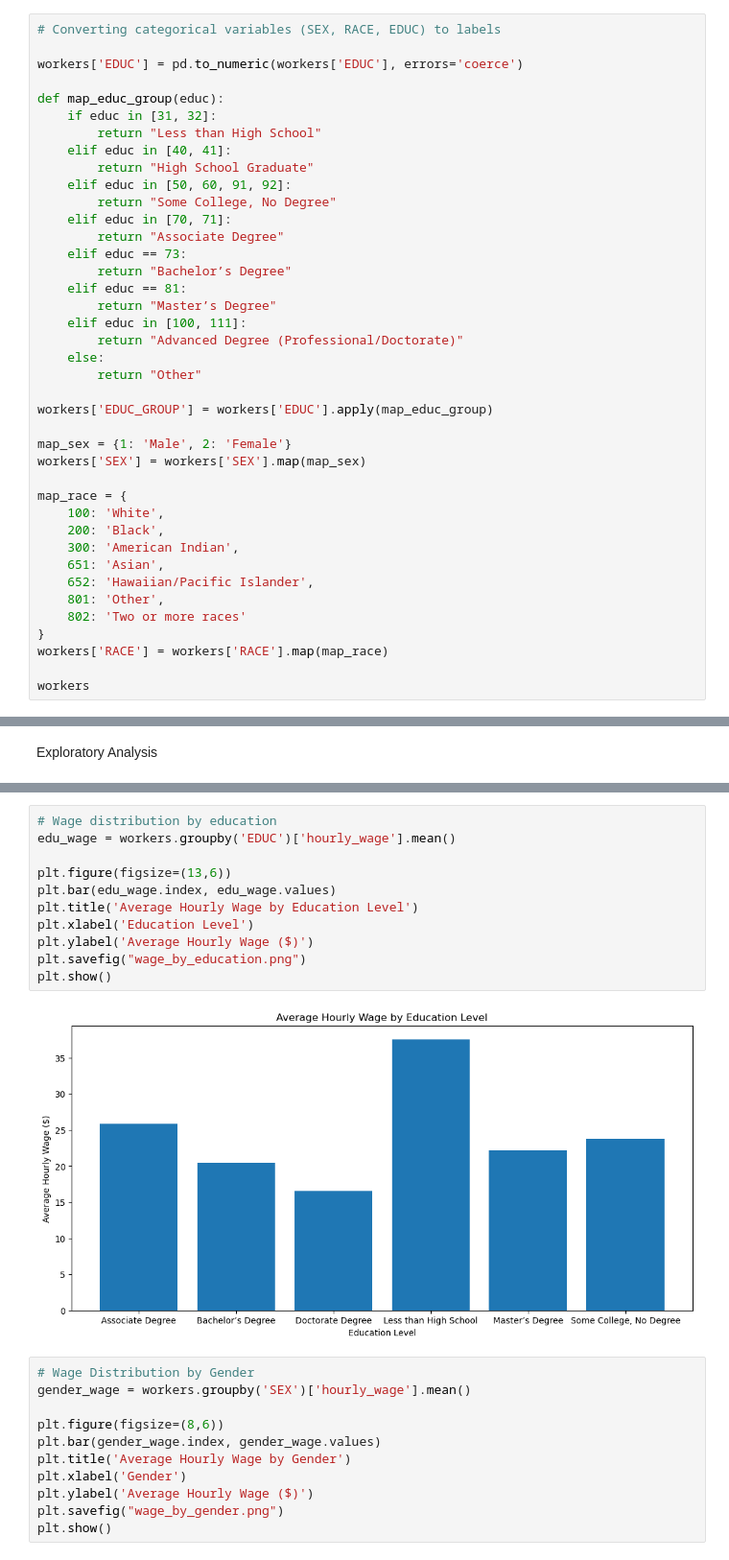
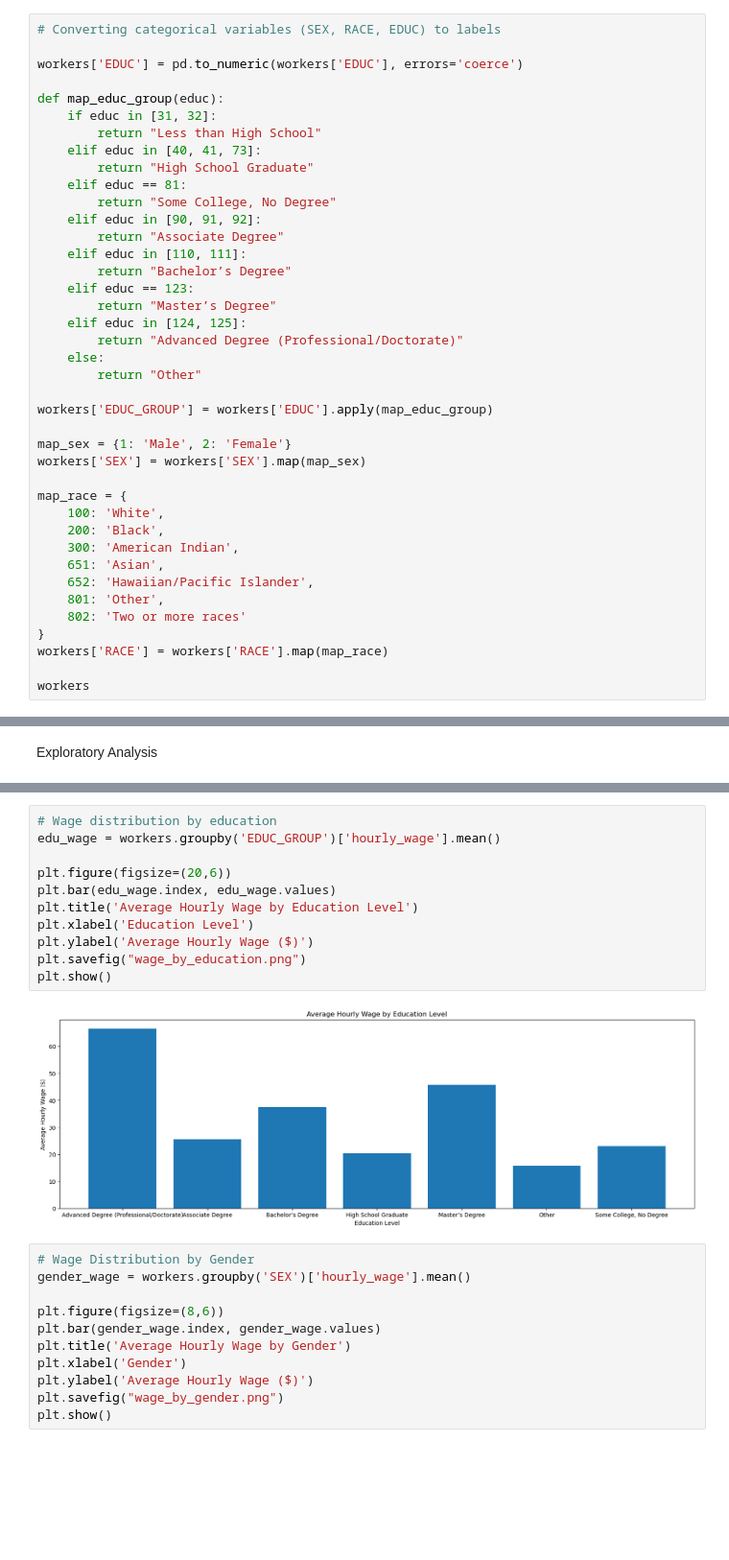
Before and after one commit to ShivaSaiV/Labor-Economics-Project, a Jupyter notebook: project.ipynb, the cells around one changed output, grey strips where cells are left out. Shown at 96% size. Cells and saved outputs as stored; diff of their text form; blank space fills up the shorter version.

```diff
--- a/project.ipynb
+++ b/project.ipynb
@@ -76,17 +76,17 @@ workers['EDUC'] = pd.to_numeric(workers['EDUC'], errors='coerce')
 def map_educ_group(educ):
     if educ in [31, 32]:
         return "Less than High School"
-    elif educ in [40, 41]:
+    elif educ in [40, 41, 73]:
         return "High School Graduate"
-    elif educ in [50, 60, 91, 92]:
+    elif educ == 81:
         return "Some College, No Degree"
-    elif educ in [70, 71]:
+    elif educ in [90, 91, 92]:
         return "Associate Degree"
-    elif educ == 73:
+    elif educ in [110, 111]:
         return "Bachelor’s Degree"
-    elif educ == 81:
+    elif educ == 123:
         return "Master’s Degree"
-    elif educ in [100, 111]:
+    elif educ in [124, 125]:
         return "Advanced Degree (Professional/Doctorate)"
     else:
         return "Other"
@@ -142,16 +152,16 @@ max        65.000000     198.000000    9615.384615  2.099999e+06
 # %%
 # Wage distribution by education
-edu_wage = workers.groupby('EDUC')['hourly_wage'].mean()
+edu_wage = workers.groupby('EDUC_GROUP')['hourly_wage'].mean()
 
-plt.figure(figsize=(13,6))
+plt.figure(figsize=(20,6))
 plt.bar(edu_wage.index, edu_wage.values)
 plt.title('Average Hourly Wage by Education Level')
 plt.xlabel('Education Level')
 plt.ylabel('Average Hourly Wage ($)')
 plt.savefig("wage_by_education.png")
 plt.show()
 # %% [output]
-[figure, old version]
+[figure, new version]
 # %%
 # Wage Distribution by Gender
 gender_wage = workers.groupby('SEX')['hourly_wage'].mean()
```
Also changed, not shown: parts of 3 cells of this notebook, 2 other files.
